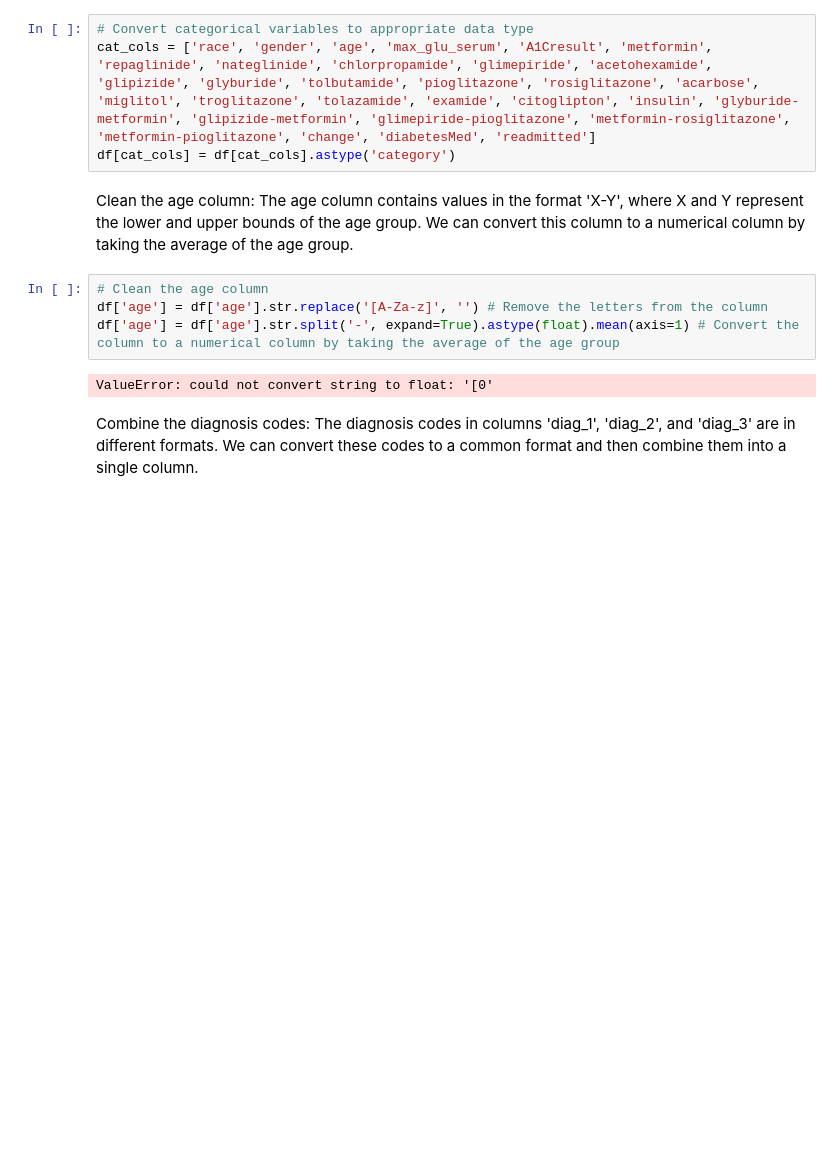
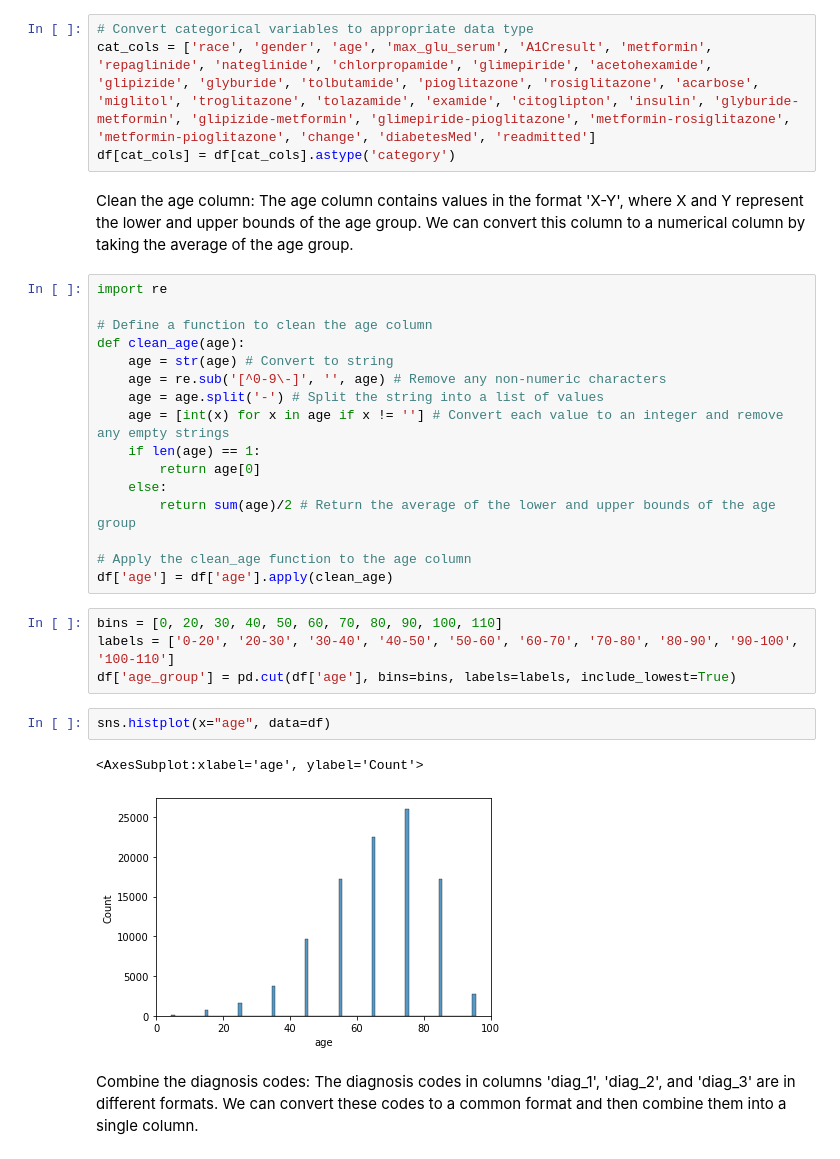
Before and after one commit to ranga-godhandaraman/diabeties-readmission, a Jupyter notebook: Group-7 Capstone Project.ipynb, the cells around one changed output. Drawn from its saved outputs; the diff is of its cells as text; blank space fills up the shorter version.

```diff
--- a/Group-7 Capstone Project.ipynb
+++ b/Group-7 Capstone Project.ipynb
@@ -98,14 +98,33 @@ onvert the categorical variables to the appropriate data type: Some columns like
 # Convert categorical variables to appropriate data type
 cat_cols = ['race', 'gender', 'age', 'max_glu_serum', 'A1Cresult', 'metformin', 'repaglinide', 'nateglinide', 'chlorpropamide', 'glimepiride', 'acetohexamide', 'glipizide', 'glyburide', 'tolbutamide', 'pioglitazone', 'rosiglitazone', 'acarbose', 'miglitol', 'troglitazone', 'tolazamide', 'examide', 'citoglipton', 'insulin', 'glyburide-metformin', 'glipizide-metformin', 'glimepiride-pioglitazone', 'metformin-rosiglitazone', 'metformin-pioglitazone', 'change', 'diabetesMed', 'readmitted']
 df[cat_cols] = df[cat_cols].astype('category')
-# %% [markdown]
-Clean the age column: The age column contains values in the format 'X-Y', where X and Y represent the lower and upper bounds of the age group. We can convert this column to a numerical column by taking the average of the age group.
-# %%
-# Clean the age column
-df['age'] = df['age'].str.replace('[A-Za-z]', '') # Remove the letters from the column
-df['age'] = df['age'].str.split('-', expand=True).astype(float).mean(axis=1) # Convert the column to a numerical column by taking the average of the age group
-# %% [output]
-ValueError: could not convert string to float: '[0'
+# %% [markdown]
+Clean the age column: The age column contains values in the format 'X-Y', where X and Y represent the lower and upper bounds of the age group. We can convert this column to a numerical column by taking the average of the age group.
+# %%
+import re
+
+# Define a function to clean the age column
+def clean_age(age):
+    age = str(age) # Convert to string
+    age = re.sub('[^0-9\-]', '', age) # Remove any non-numeric characters
+    age = age.split('-') # Split the string into a list of values
+    age = [int(x) for x in age if x != ''] # Convert each value to an integer and remove any empty strings
+    if len(age) == 1:
+        return age[0]
+    else:
+        return sum(age)/2 # Return the average of the lower and upper bounds of the age group
+
+# Apply the clean_age function to the age column
+df['age'] = df['age'].apply(clean_age)
+# %%
+bins = [0, 20, 30, 40, 50, 60, 70, 80, 90, 100, 110]
+labels = ['0-20', '20-30', '30-40', '40-50', '50-60', '60-70', '70-80', '80-90', '90-100', '100-110']
+df['age_group'] = pd.cut(df['age'], bins=bins, labels=labels, include_lowest=True)
+# %%
+sns.histplot(x="age", data=df)
+# %% [output]
+<AxesSubplot:xlabel='age', ylabel='Count'>
+[figure, added]
 # %% [markdown]
 Combine the diagnosis codes: The diagnosis codes in columns 'diag_1', 'diag_2', and 'diag_3' are in different formats. We can convert these codes to a common format and then combine them into a single column.
 # %%
```
Also changed, not shown: parts of 21 cells of this notebook.
